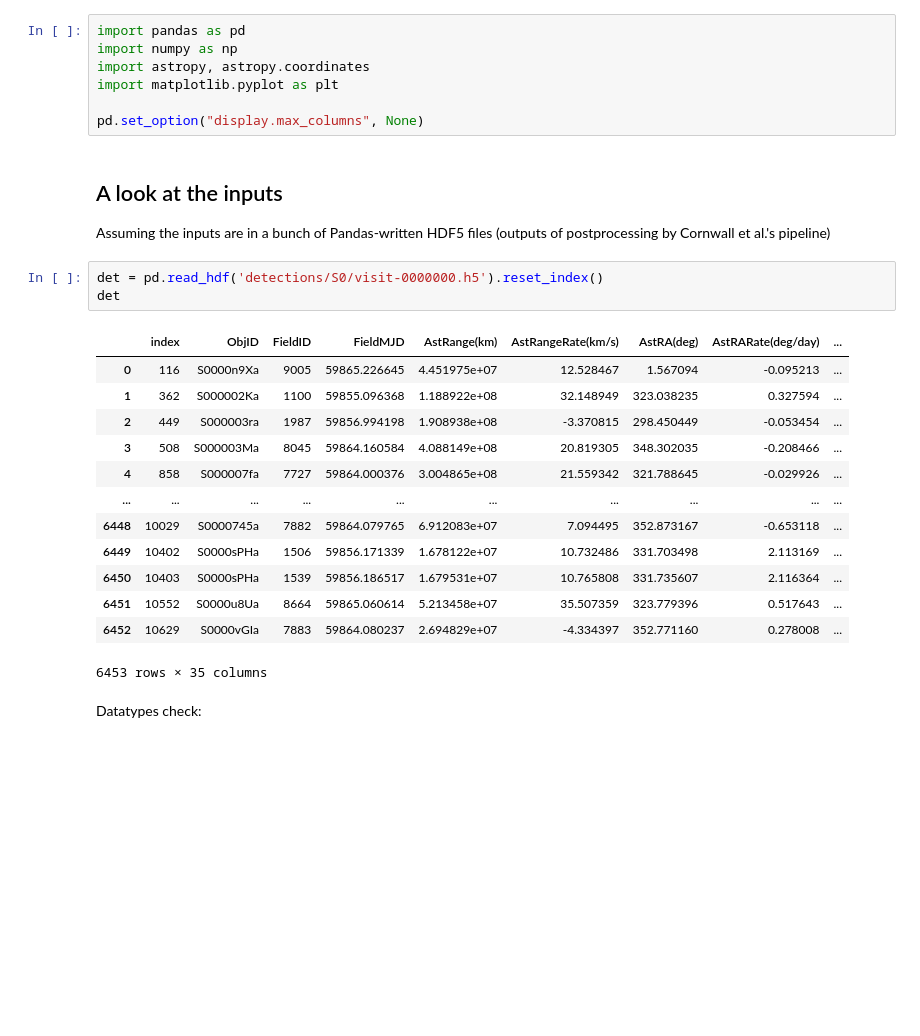
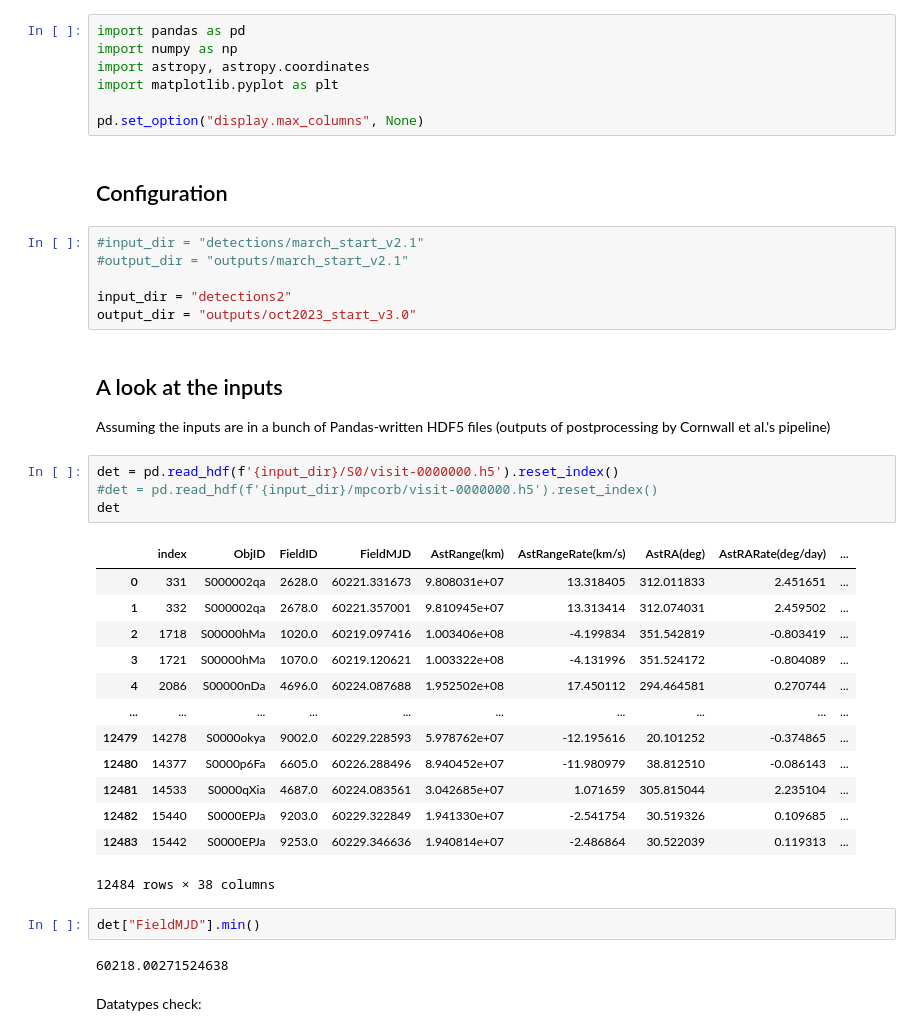
Before and after one commit to mjuric/ssp-ddpp, a Jupyter notebook: daily-data-products-pipeline.ipynb, the cells around one changed output. Saved outputs shown, nothing was run; the diff lists cells and outputs as text; blank space fills up the shorter version.

```diff
--- a/daily-data-products-pipeline.ipynb
+++ b/daily-data-products-pipeline.ipynb
@@ -28,27 +28,40 @@ import astropy, astropy.coordinates
 import matplotlib.pyplot as plt
 
 pd.set_option("display.max_columns", None)
+# %% [markdown]
+## Configuration
+# %%
+#input_dir = "detections/march_start_v2.1"
+#output_dir = "outputs/march_start_v2.1"
+
+input_dir = "detections2"
+output_dir = "outputs/oct2023_start_v3.0"
 # %% [markdown]
 ## A look at the inputs
 
 Assuming the inputs are in a bunch of Pandas-written HDF5 files (outputs of postprocessing by Cornwall et al.'s pipeline)
 # %%
-det = pd.read_hdf('detections/S0/visit-0000000.h5').reset_index()
+det = pd.read_hdf(f'{input_dir}/S0/visit-0000000.h5').reset_index()
+#det = pd.read_hdf(f'{input_dir}/mpcorb/visit-0000000.h5').reset_index()
 det
 # %% [output]
 |  | index | ObjID | FieldID | FieldMJD | AstRange(km) | AstRangeRate(km/s) | AstRA(deg) | AstRARate(deg/day) | ... |
-| 0 | 116 | S0000n9Xa | 9005 | 59865.226645 | 4.451975e+07 | 12.528467 | 1.567094 | -0.095213 | ... |
-| 1 | 362 | S000002Ka | 1100 | 59855.096368 | 1.188922e+08 | 32.148949 | 323.038235 | 0.327594 | ... |
-| 2 | 449 | S000003ra | 1987 | 59856.994198 | 1.908938e+08 | -3.370815 | 298.450449 | -0.053454 | ... |
-| 3 | 508 | S000003Ma | 8045 | 59864.160584 | 4.088149e+08 | 20.819305 | 348.302035 | -0.208466 | ... |
-| 4 | 858 | S000007fa | 7727 | 59864.000376 | 3.004865e+08 | 21.559342 | 321.788645 | -0.029926 | ... |
+| 0 | 331 | S000002qa | 2628.0 | 60221.331673 | 9.808031e+07 | 13.318405 | 312.011833 | 2.451651 | ... |
+| 1 | 332 | S000002qa | 2678.0 | 60221.357001 | 9.810945e+07 | 13.313414 | 312.074031 | 2.459502 | ... |
+| 2 | 1718 | S00000hMa | 1020.0 | 60219.097416 | 1.003406e+08 | -4.199834 | 351.542819 | -0.803419 | ... |
+| 3 | 1721 | S00000hMa | 1070.0 | 60219.120621 | 1.003322e+08 | -4.131996 | 351.524172 | -0.804089 | ... |
+| 4 | 2086 | S00000nDa | 4696.0 | 60224.087688 | 1.952502e+08 | 17.450112 | 294.464581 | 0.270744 | ... |
 | ... | ... | ... | ... | ... | ... | ... | ... | ... | ... |
-| 6448 | 10029 | S0000745a | 7882 | 59864.079765 | 6.912083e+07 | 7.094495 | 352.873167 | -0.653118 | ... |
-| 6449 | 10402 | S0000sPHa | 1506 | 59856.171339 | 1.678122e+07 | 10.732486 | 331.703498 | 2.113169 | ... |
-| 6450 | 10403 | S0000sPHa | 1539 | 59856.186517 | 1.679531e+07 | 10.765808 | 331.735607 | 2.116364 | ... |
-| 6451 | 10552 | S0000u8Ua | 8664 | 59865.060614 | 5.213458e+07 | 35.507359 | 323.779396 | 0.517643 | ... |
-| 6452 | 10629 | S0000vGIa | 7883 | 59864.080237 | 2.694829e+07 | -4.334397 | 352.771160 | 0.278008 | ... |
+| 12479 | 14278 | S0000okya | 9002.0 | 60229.228593 | 5.978762e+07 | -12.195616 | 20.101252 | -0.374865 | ... |
+| 12480 | 14377 | S0000p6Fa | 6605.0 | 60226.288496 | 8.940452e+07 | -11.980979 | 38.812510 | -0.086143 | ... |
+| 12481 | 14533 | S0000qXia | 4687.0 | 60224.083561 | 3.042685e+07 | 1.071659 | 305.815044 | 2.235104 | ... |
+| 12482 | 15440 | S0000EPJa | 9203.0 | 60229.322849 | 1.941330e+07 | -2.541754 | 30.519326 | 0.109685 | ... |
+| 12483 | 15442 | S0000EPJa | 9253.0 | 60229.346636 | 1.940814e+07 | -2.486864 | 30.522039 | 0.119313 | ... |
-6453 rows × 35 columns
+12484 rows × 38 columns
+# %%
+det["FieldMJD"].min()
+# %% [output]
+60218.00271524638
 # %% [markdown]
 Datatypes check:
 # %%
```
Also changed, not shown: parts of 32 cells of this notebook.
